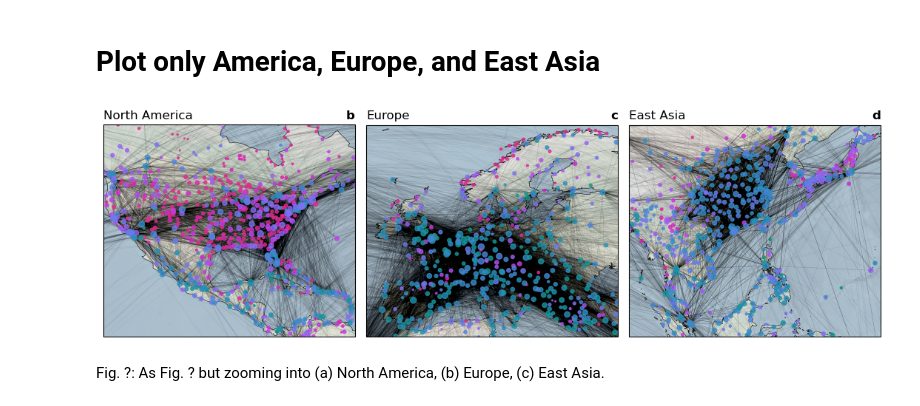
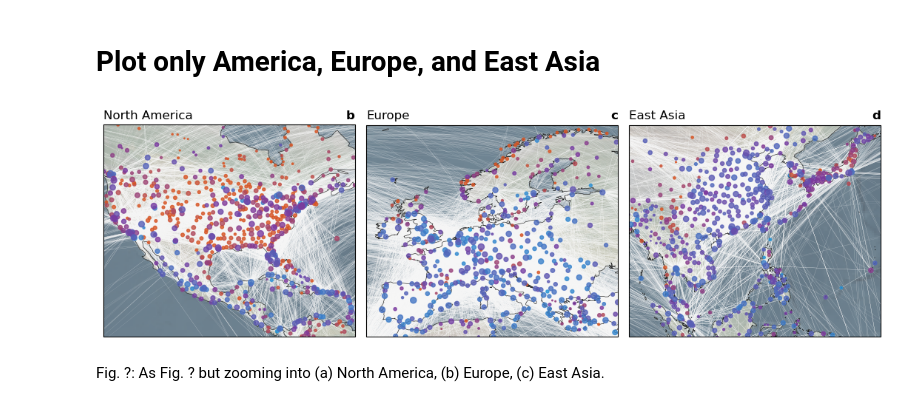
Before and after one commit to jorgecardleitao/aviation, a Jupyter notebook: plots/flight_efficiency_map.ipynb, the cells around one changed output. Saved outputs shown, nothing was run; the diff lists cells and outputs as text; code cells hidden in the pictures.

```diff
--- a/plots/flight_efficiency_map.ipynb
+++ b/plots/flight_efficiency_map.ipynb
@@ -127,3 +127,10 @@ def truncate_colormap(cmap, minval=0.0, maxval=1.0, n=100):
 
 cmap = plt.get_cmap(cmo.phase_r)
 new_cmap = truncate_colormap(cmap, 0.3, 0.7)
+# %%
+c1 = np.array([0.147, 0.586, 0.845, 1.0])
+
+c11 = np.array([0.484, 0.222, 0.624, 1.0])
+c2 = np.array([0.845, 0.335, 0.147, 1.0])
+new_cmap = LinearSegmentedColormap.from_list('two_colors', (c1, c11, c2), N=64)
+new_cmap
@@ -134,31 +143,31 @@ cax = fig.add_axes([0.42, 0.24, 0.3, 0.02])
 
 # ax.set_global()
 ax.set_extent([-180, 180, -60, 90])
-ax.add_feature(cfeature.OCEAN,facecolor="0.8",zorder=-2)
-ax.add_feature(cfeature.LAND,facecolor="0.9", zorder=-1)
+ax.add_feature(cfeature.OCEAN,facecolor="0.4",zorder=-2)
+ax.add_feature(cfeature.LAND,facecolor="0.7", zorder=-1)
 # ax.add_feature(cfeature.OCEAN,facecolor="#4381a2",zorder=-2)
 # ax.add_feature(cfeature.LAND,facecolor="#63a1c2", zorder=-1)
 ax.stock_img(alpha=0.4)
-ax.coastlines(color="k", alpha=0.8, lw=0.5, zorder=0)
+ax.coastlines(color="k", alpha=0.8, lw=0.5, zorder=.2)
 
 ax.plot(np.vstack((longitude_departure, longitude_arrival)),
-        np.vstack((latitude_departure, latitude_arrival)), color="k", lw=.2, alpha=0.05, transform=ccrs.Geodetic(), zorder=.1)
+        np.vstack((latitude_departure, latitude_arrival)), color="w", lw=.2, alpha=0.3, transform=ccrs.Geodetic(), zorder=.1)
 
 vmin, vmax = 60, 160
 h = ax.scatter(0, 0, 0, 0, vmin=vmin, vmax=vmax, alpha=1, cmap=new_cmap, visible=False)
 
 f = lambda x: 7e-2*np.log(x)**2
-ax.scatter(0, -100, f(p95), 100, vmin=vmin, vmax=vmax,
+ax.scatter(0, -100, f(p95), 150, vmin=vmin, vmax=vmax,
            alpha=1, cmap=new_cmap, transform=ccrs.PlateCarree(), zorder=1, label="{:.0f} tCO$_2$ (95%)".format(p95))
-ax.scatter(0, -100, f(p50), 100, vmin=vmin, vmax=vmax,
+ax.scatter(0, -100, f(p50), 150, vmin=vmin, vmax=vmax,
            alpha=1, cmap=new_cmap, transform=ccrs.PlateCarree(), zorder=1, label="{:.0f} tCO$_2$ (50%)".format(p50))
-ax.scatter(0, -100, f(p5), 100, vmin=vmin, vmax=vmax,
+ax.scatter(0, -100, f(p5), 150, vmin=vmin, vmax=vmax,
            alpha=1, cmap=new_cmap, transform=ccrs.PlateCarree(), zorder=1, label="{:.0f} tCO$_2$ (5%)".format(p5))
 
 ax.legend(loc=(0.1, 0.01), scatterpoints=3, fontsize=9, title="Airport CO$_2$ emissions", title_fontsize=9)
 
 ax.scatter(longitude_airport, latitude_airport, f(carbon), mean_intensity,
-               vmin=vmin, vmax=vmax, alpha=0.6, cmap=new_cmap, transform=ccrs.PlateCarree())
+               vmin=vmin, vmax=vmax, alpha=0.8, cmap=new_cmap, transform=ccrs.PlateCarree())
 
 fig.colorbar(h, cax=cax, orientation='horizontal', label="CO$_2$ intensity [gCO2/pax/km]", extend="both")
 
@@ -192,37 +201,37 @@ x3, y3, w, h = ax3p.bounds
 
 # cax = fig.add_axes([x1, y1-0.04, x3+w-x1, 0.02])
 # cax = fig.add_axes([x3+w+0.01, y3, 0.02, h])
 
 for ax in (ax1, ax2, ax3):
-    ax.add_feature(cfeature.OCEAN,facecolor="0.8",zorder=-2)
-    ax.add_feature(cfeature.LAND,facecolor="0.9", zorder=-1)
+    ax.add_feature(cfeature.OCEAN,facecolor="0.4",zorder=-2)
+    ax.add_feature(cfeature.LAND,facecolor="0.7", zorder=-1)
     # ax.add_feature(cfeature.OCEAN,facecolor="#4381a2",zorder=-2)
     # ax.add_feature(cfeature.LAND,facecolor="#63a1c2", zorder=-1)
     ax.stock_img(alpha=0.4)
-    ax.coastlines(color="k", alpha=0.8, lw=0.5, zorder=0)
+    ax.coastlines(color="k", alpha=0.8, lw=0.5, zorder=.2)
 
 
 vmin, vmax = 60, 160
 h = ax1.scatter(0, 0, 0, 0, vmin=vmin, vmax=vmax, alpha=1, cmap="viridis_r", visible=False)
 
 for ax in (ax1, ax2, ax3):
     ax.plot(np.vstack((longitude_departure, longitude_arrival)),
-            np.vstack((latitude_departure, latitude_arrival)), color="k", lw=.3, alpha=0.05, transform=ccrs.Geodetic(), zorder=.1)
+            np.vstack((latitude_departure, latitude_arrival)), color="w", lw=.2, alpha=0.3, transform=ccrs.Geodetic(), zorder=.1)
     ax.scatter(longitude_airport, latitude_airport,2*f(carbon), mean_intensity,
                vmin=vmin, vmax=vmax, alpha=0.8, cmap=new_cmap, transform=ccrs.PlateCarree())
 
 # fig.colorbar(h, cax=cax, orientation='vertical', label="Flight carbon intensity [gCO2/pax/km]", extend="both")
 
 ax1.set_title("North America", loc="left")
 ax2.set_title("Europe", loc="left")
 ax3.set_title("East Asia", loc="left")
 
 ax1.set_title("b", loc="right", fontweight="bold")
 ax2.set_title("c", loc="right", fontweight="bold")
 ax3.set_title("d", loc="right", fontweight="bold")
 
 plt.show()
 # %% [output]
-[figure, old version]
+[figure, new version]
 # %% [markdown]
 Fig. ?: As Fig. ? but zooming into (a) North America, (b) Europe, (c) East Asia.
```
Also changed, not shown: parts of 3 cells of this notebook.
